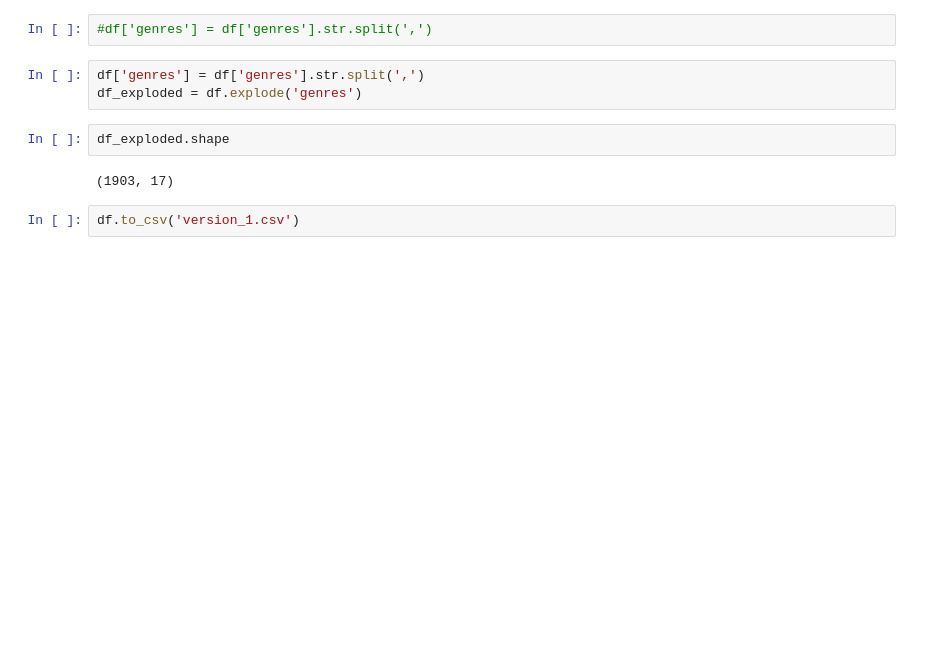
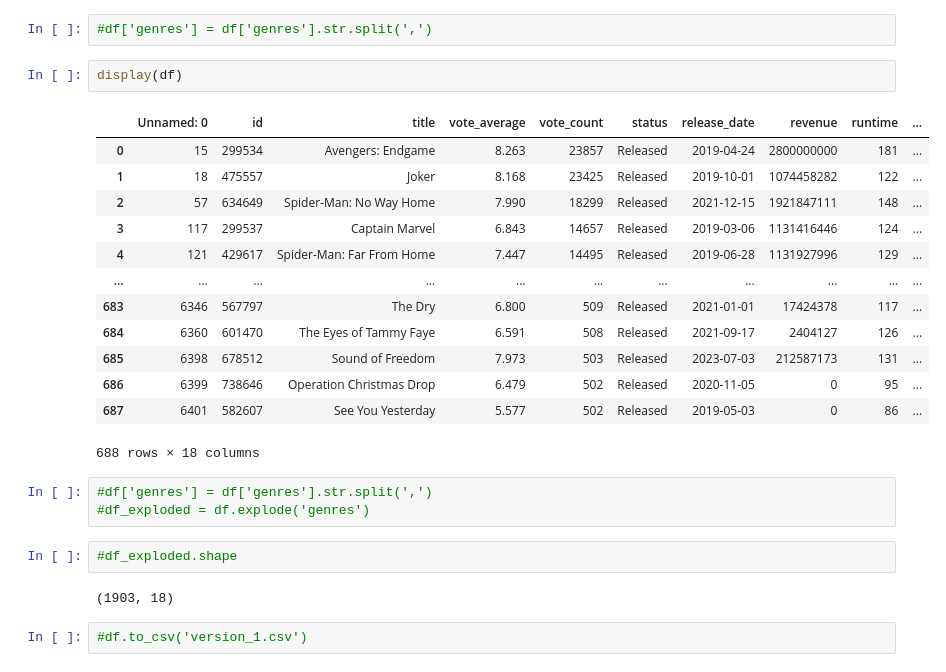
Before and after one commit to petrarkaselin/mid_project, a Jupyter notebook: notebooks/cleaning_dataset_v1.ipynb, the cells around one changed output. Cells and saved outputs as stored; diff of their text form; blank space fills up the shorter version.

```diff
--- a/notebooks/cleaning_dataset_v1.ipynb
+++ b/notebooks/cleaning_dataset_v1.ipynb
@@ -113,11 +113,27 @@ See the caveats in the documentation: https://pandas.pydata.org/pandas-docs/stab
 # %%
 #df['genres'] = df['genres'].str.split(',')
+# %%
+display(df)
+# %% [output]
+|  | Unnamed: 0 | id | title | vote_average | vote_count | status | release_date | revenue | runtime | ... |
+| 0 | 15 | 299534 | Avengers: Endgame | 8.263 | 23857 | Released | 2019-04-24 | 2800000000 | 181 | ... |
+| 1 | 18 | 475557 | Joker | 8.168 | 23425 | Released | 2019-10-01 | 1074458282 | 122 | ... |
+| 2 | 57 | 634649 | Spider-Man: No Way Home | 7.990 | 18299 | Released | 2021-12-15 | 1921847111 | 148 | ... |
+| 3 | 117 | 299537 | Captain Marvel | 6.843 | 14657 | Released | 2019-03-06 | 1131416446 | 124 | ... |
+| 4 | 121 | 429617 | Spider-Man: Far From Home | 7.447 | 14495 | Released | 2019-06-28 | 1131927996 | 129 | ... |
+| ... | ... | ... | ... | ... | ... | ... | ... | ... | ... | ... |
+| 683 | 6346 | 567797 | The Dry | 6.800 | 509 | Released | 2021-01-01 | 17424378 | 117 | ... |
+| 684 | 6360 | 601470 | The Eyes of Tammy Faye | 6.591 | 508 | Released | 2021-09-17 | 2404127 | 126 | ... |
+| 685 | 6398 | 678512 | Sound of Freedom | 7.973 | 503 | Released | 2023-07-03 | 212587173 | 131 | ... |
+| 686 | 6399 | 738646 | Operation Christmas Drop | 6.479 | 502 | Released | 2020-11-05 | 0 | 95 | ... |
+| 687 | 6401 | 582607 | See You Yesterday | 5.577 | 502 | Released | 2019-05-03 | 0 | 86 | ... |
+688 rows × 18 columns
 # %%
-df['genres'] = df['genres'].str.split(',')
-df_exploded = df.explode('genres')
+#df['genres'] = df['genres'].str.split(',')
+#df_exploded = df.explode('genres')
 # %%
-df_exploded.shape
+#df_exploded.shape
 # %% [output]
-(1903, 17)
+(1903, 18)
 # %%
-df.to_csv('version_1.csv')
+#df.to_csv('version_1.csv')
```
Also changed, not shown: parts of 9 cells of this notebook.
